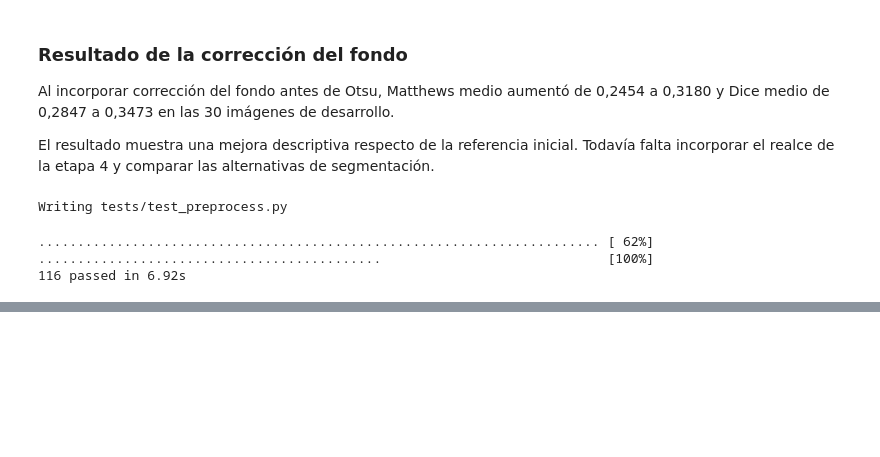
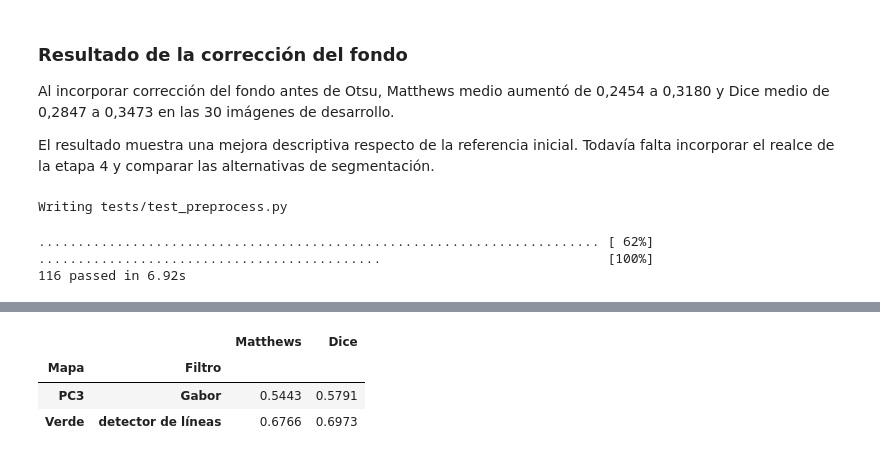
Before and after one commit to afrateitba/TP-PSI-G8, a Jupyter notebook: notebooks/05_segmentacion.ipynb, the cells around one changed output, grey strips where cells are left out. Saved outputs shown, nothing was run; the diff lists cells and outputs as text; code cells hidden in the pictures; blank space fills up the shorter version.

Commit message:
Etapa 5: integra realce de PC3 y verde antes de Otsu

```diff
--- a/notebooks/05_segmentacion.ipynb
+++ b/notebooks/05_segmentacion.ipynb
@@ -408,0 +422,80 @@ Writing tests/test_preprocess.py
+# %%
+import pandas as pd
+
+from src.data import dev_ids, load_image, load_vessels, load_fov
+from src.config import RESULTS_DIR
+from src.enhance import (
+    prepare_maps, fill_outside, apply_filter, upscale
+)
+from src.fov import detect_fov_robust
+from src.preprocess import corregir_fondo
+from src.segment import segmentar_otsu
+from src.metrics import matthews, dice
+
+# Elecciones de la etapa 4.
+factor = 4
+filtros = {
+    "PC3": "Gabor",
+    "Verde": "detector de líneas",
+}
+sigma_rel = 0.02
+# %%
+ids = dev_ids()
+filas_realce = []
+
+RESULTS_DIR.mkdir(parents=True, exist_ok=True)
+ruta_resultados = RESULTS_DIR / "05_realce_otsu.csv"
+
+for numero, imagen_id in enumerate(ids, start=1):
+    foto = load_image(imagen_id)
+    referencia = load_vessels(imagen_id)
+    campo_ref = load_fov(imagen_id)
+
+    # Campo automático al tamaño original.
+    campo_original = detect_fov_robust(foto)
+
+    mapas, campo_reducido, diametro = prepare_maps(
+        foto, list(filtros), factor=factor
+    )
+
+    for nombre, filtro in filtros.items():
+        corregido = corregir_fondo(
+            mapas[nombre],
+            campo_reducido,
+            sigma=sigma_rel * diametro,
+        )
+
+        # Evita un salto artificial en el borde al filtrar.
+        corregido = fill_outside(corregido, campo_reducido)
+
+        realzado = apply_filter(filtro, corregido, diametro)
+        puntuacion = upscale(realzado, foto.shape[:2])
+
+        mascara, umbral = segmentar_otsu(
+            puntuacion, campo_original
+        )
+
+        filas_realce.append({
+            "Imagen": imagen_id,
+            "Mapa": nombre,
+            "Filtro": filtro,
+            "Umbral": umbral,
+            "Matthews": matthews(mascara, referencia, campo_ref),
+            "Dice": dice(mascara, referencia, campo_ref),
+        })
+
+    # Guarda el avance después de cada imagen.
+    tabla_realce = pd.DataFrame(filas_realce)
+    tabla_realce.to_csv(ruta_resultados, index=False)
+
+    print(
+        f"{numero}/{len(ids)} terminada: {imagen_id}",
+        flush=True
+    )
+
+display(
+    tabla_realce.groupby(["Mapa", "Filtro"])[["Matthews", "Dice"]]
+    .mean()
+    .round(4)
+)
+# %% [output]
@@ -408,0 +519,4 @@ Writing tests/test_preprocess.py
+|  |  | Matthews | Dice |
+| Mapa | Filtro |  |  |
+| PC3 | Gabor | 0.5443 | 0.5791 |
+| Verde | detector de líneas | 0.6766 | 0.6973 |
```
Also changed, not shown: parts of 3 cells of this notebook.
